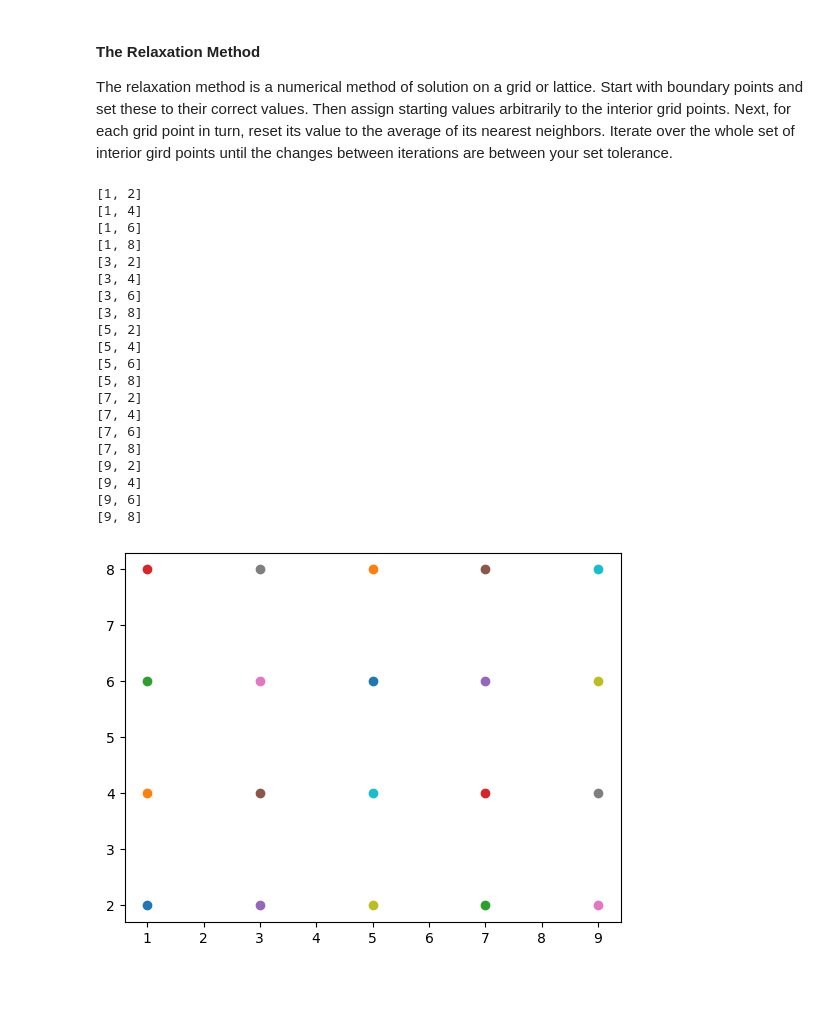
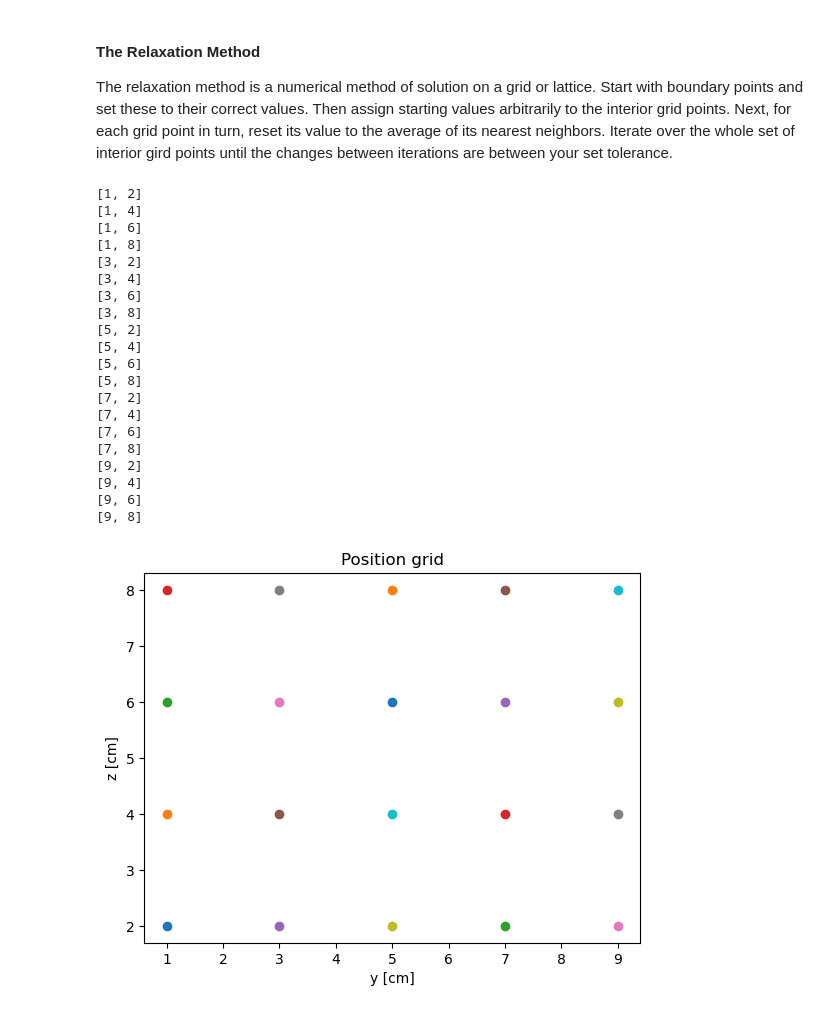
Before and after one commit to jakeb245/phys304, a Jupyter notebook: ComputationAssignment.ipynb, the cells around one changed output. Drawn from its saved outputs; the diff is of its cells as text; code cells hidden in the pictures; blank space fills up the shorter version.

```diff
--- a/ComputationAssignment.ipynb
+++ b/ComputationAssignment.ipynb
@@ -66,30 +66,33 @@ for y in yi:
 # %%
 # Plot the grid to test it
 
 fig = plt.figure()
 for point in points:
     print(point)
     plt.plot(point[0],point[1], 'o')
+plt.xlabel('y [cm]')
+plt.ylabel('z [cm]')
+plt.title('Position grid')
 plt.show()
 # %% [output]
 [1, 2]
 [1, 4]
 [1, 6]
 [1, 8]
 [3, 2]
 [3, 4]
 [3, 6]
 [3, 8]
 [5, 2]
 [5, 4]
 [5, 6]
 [5, 8]
 [7, 2]
 [7, 4]
 [7, 6]
 [7, 8]
 [9, 2]
 [9, 4]
 [9, 6]
 [9, 8]
-[figure, old version]
+[figure, new version]
```
Also changed, not shown: parts of 9 cells of this notebook, 1 other file.
